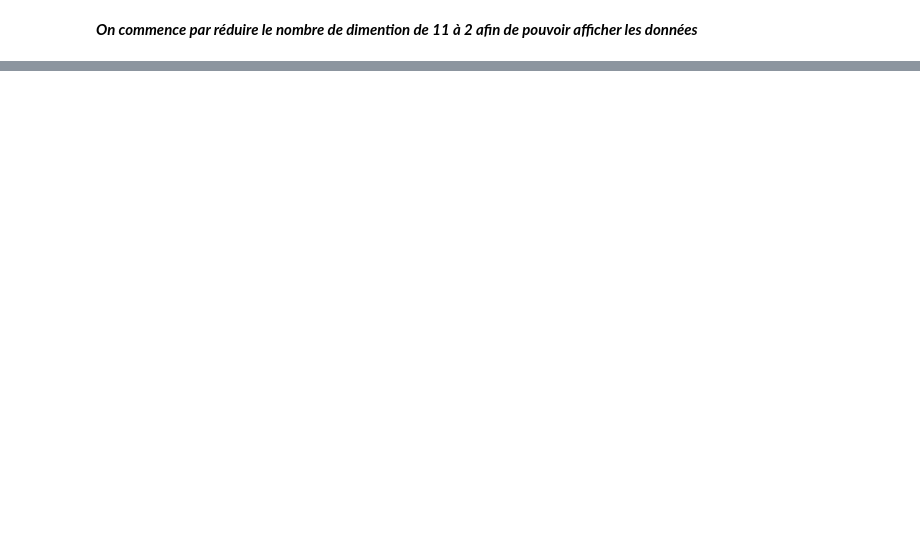
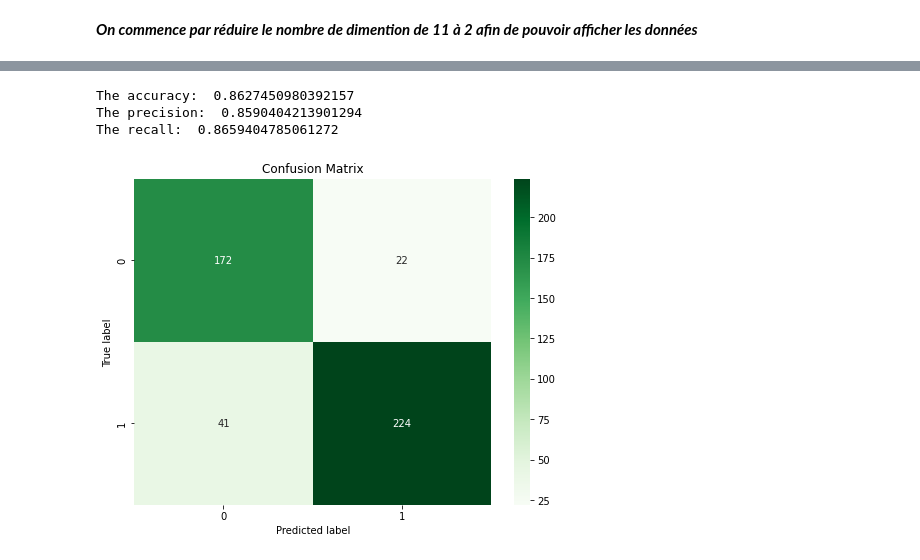
Before and after one commit to adchejjari/machine-l, a Jupyter notebook: lda.ipynb, the cells around one changed output, grey strips where cells are left out. Saved outputs shown, nothing was run; the diff lists cells and outputs as text; code cells hidden in the pictures; blank space fills up the shorter version.

Commit message:
lda tested on 3 datasets

```diff
--- a/lda.ipynb
+++ b/lda.ipynb
@@ -246,8 +196,0 @@ def compute_delta(c):
-# %%
-def predict(x, classes):
-    res = list()
-    for c in classes:
-        res.append(compute_delta(x, c))
-    a = max(res)
-    index = res.index(a)
-    return classes[index]
@@ -369,0 +240,38 @@ print(accuracy_score(y_test, predict(X_test)))
+# %%
+
+def plot_confusion_matrix(y_test, prediction, title="Confusion Matrix"):
+    c_matrix = confusion_matrix(y_test, prediction)
+    cm_df = pd.DataFrame(c_matrix)
+    plt.figure(figsize=(8,6))
+
+    sns.heatmap(cm_df, annot=True, fmt='d', cmap=plt.cm.Greens)
+
+    plt.title(title)
+    plt.ylabel('True label')
+    plt.xlabel('Predicted label')
+    plt.show()
+# %%
+
+def illustrate_result(X, y):
+    X_train, X_test, y_train, y_test = train_test_split(X, y, test_size=0.50, random_state=42)
+
+    model = MyLDA()
+    model.fit(X_train,y_train)
+    res = model.predict(X_test)
+
+    print('The accuracy: ',accuracy_score(y_test, res))
+    print('The precision: ',precision_score(y_test, res, average='macro'))
+    print('The recall: ',recall_score(y_test, res, average='macro'))
+
+    plot_confusion_matrix(y_test, res)
+# %%
+# on teste notre modèle sur le data set de heart.csv
+
+X, y = get_data(data, 'HeartDisease')
+
+illustrate_result(X,y)
+# %% [output]
+The accuracy:  0.8627450980392157
+The precision:  0.8590404213901294
+The recall:  0.8659404785061272
+[figure, added]
```
Also changed, not shown: parts of 22 cells of this notebook.
